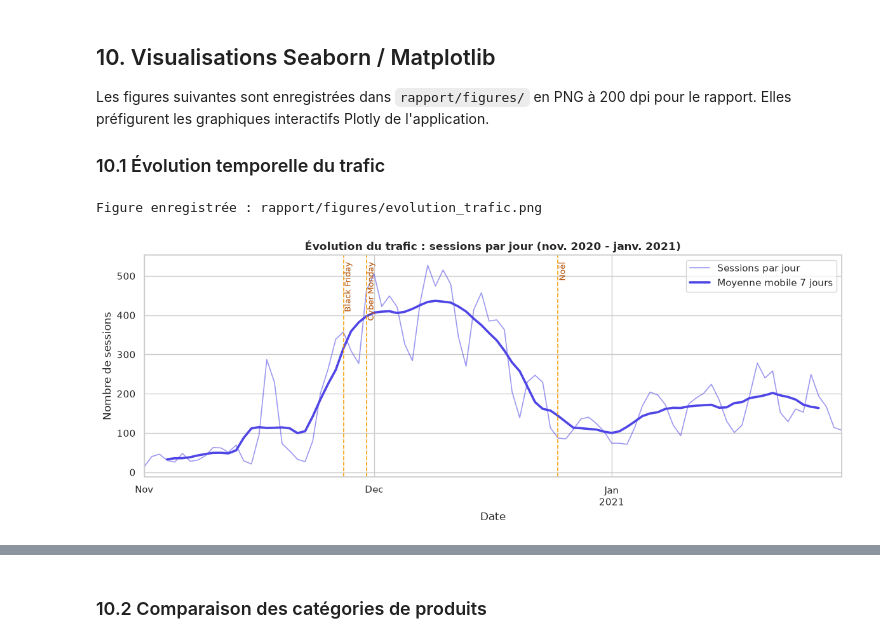
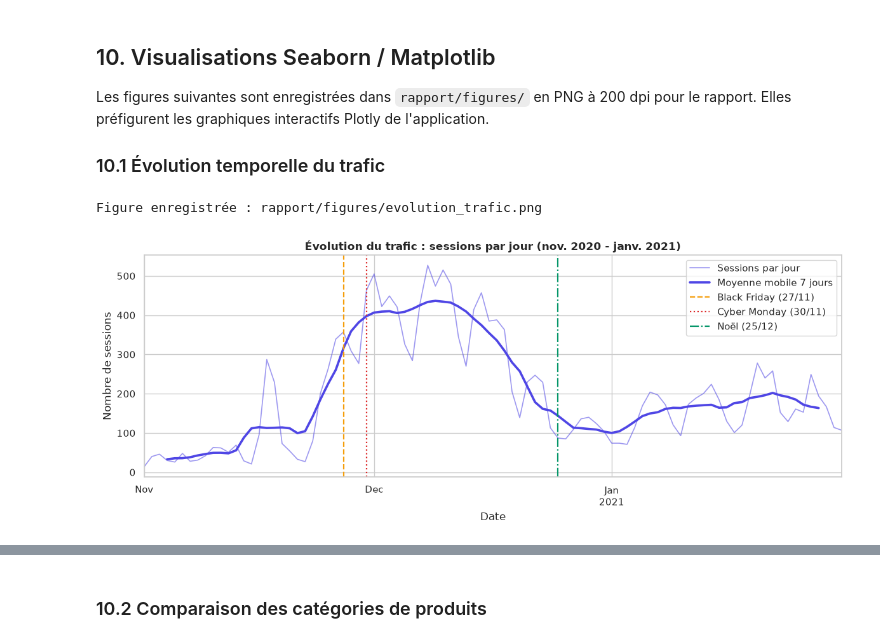
Before and after one commit to Abdazz/audience-lab, a Jupyter notebook: notebooks/01_preparation_donnees.ipynb, the cells around one changed output, grey strips where cells are left out. Drawn from its saved outputs; the diff is of its cells as text; code cells hidden in the pictures.

```diff
--- a/notebooks/01_preparation_donnees.ipynb
+++ b/notebooks/01_preparation_donnees.ipynb
@@ -827,26 +835,27 @@ Les figures suivantes sont enregistrées dans `rapport/figures/` en PNG à 200 d
 # %%
 sessions_par_jour = sessions.set_index("start").resample("D").size()
 moyenne_mobile = sessions_par_jour.rolling(7, center=True).mean()
 
 fig, ax = plt.subplots(figsize=(12, 4.8))
 sessions_par_jour.plot(ax=ax, color="#4F46E5", alpha=0.55, linewidth=1.2, label="Sessions par jour")
 moyenne_mobile.plot(ax=ax, color="#4F46E5", linewidth=2.6, label="Moyenne mobile 7 jours")
-reperes = {"2020-11-27": "Black Friday", "2020-11-30": "Cyber Monday", "2020-12-25": "Noël"}
-for jour, libelle in reperes.items():
-    ax.axvline(pd.Timestamp(jour), color="#F59E0B", linestyle="--", linewidth=1.2)
-    ax.text(pd.Timestamp(jour), ax.get_ylim()[1] * 0.97, f" {libelle}", color="#B45309",
-            fontsize=9, va="top", rotation=90)
+# Repères calendaires tracés en lignes verticales et nommés dans la légende (aucun texte sur la courbe)
+REPERES = {"2020-11-27": ("Black Friday (27/11)", "#F59E0B", "--"),
+           "2020-11-30": ("Cyber Monday (30/11)", "#DC2626", ":"),
+           "2020-12-25": ("Noël (25/12)", "#059669", "-.")}
+for jour, (libelle, couleur, style) in REPERES.items():
+    ax.axvline(pd.Timestamp(jour), color=couleur, linestyle=style, linewidth=1.6, label=libelle)
 plt.title("Évolution du trafic : sessions par jour (nov. 2020 - janv. 2021)")
 plt.xlabel("Date")
 plt.ylabel("Nombre de sessions")
 plt.grid(True)
 ax.legend(loc="upper right")
 fig.tight_layout()
 enregistrer(fig, "evolution_trafic.png")
 plt.show()
 # %% [output]
 Figure enregistrée : rapport/figures/evolution_trafic.png
-[figure, old version]
+[figure, new version]
 # %%
 pic = sessions_par_jour.idxmax()
 print(f"Jour record : {pic:%Y-%m-%d} ({sessions_par_jour.max()} sessions)")
```
Also changed, not shown: parts of 19 cells of this notebook, 5 other files.
